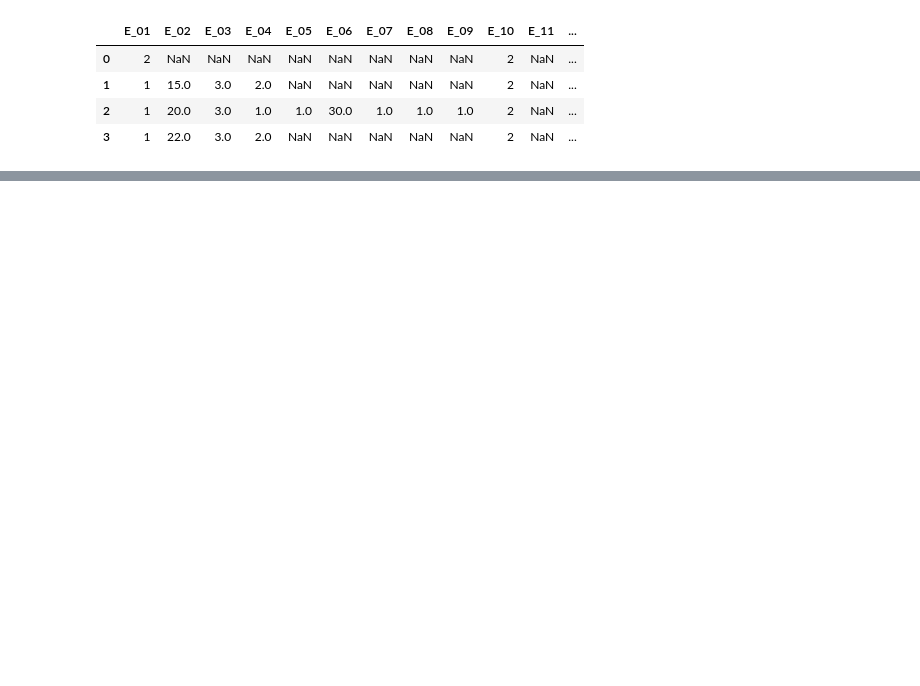
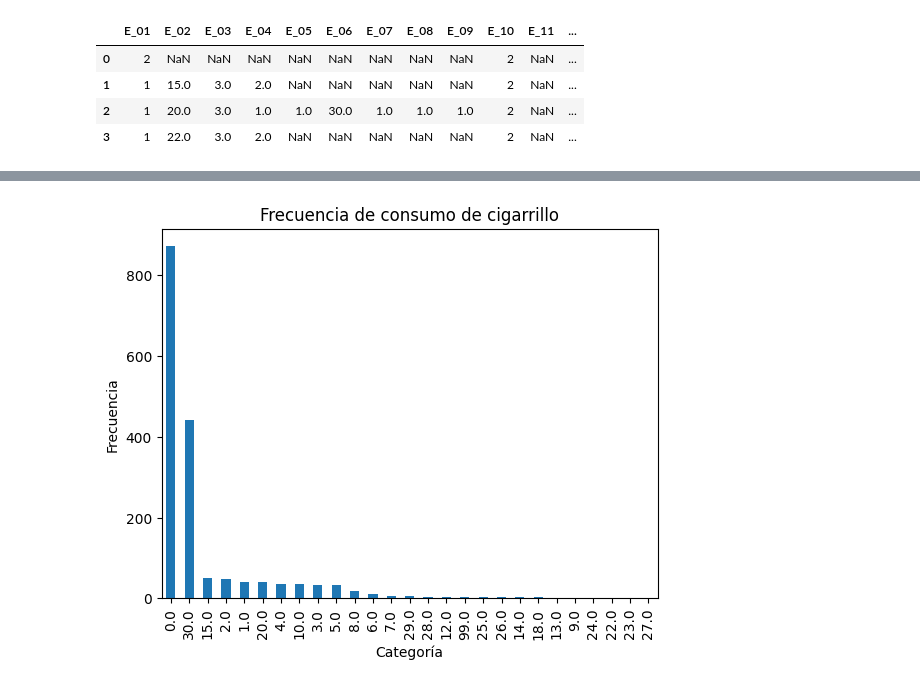
Before and after one commit to santiagovillamizarjaimes-collab/segundocorte, a Jupyter notebook: tareaultima.ipynb, the cells around one changed output, grey strips where cells are left out. Cells and saved outputs as stored; diff of their text form; code cells hidden in the pictures; blank space fills up the shorter version.

```diff
--- a/tareaultima.ipynb
+++ b/tareaultima.ipynb
@@ -33,0 +148,17 @@ NameError: name 'pd' is not defined
+# %%
+import matplotlib.pyplot as plt
+
+# Contar frecuencias
+frecuencia_cerveza = tabla_cigarrillo['fumar'].value_counts()
+
+# Graficar
+plt.figure()
+frecuencia_cerveza.plot(kind='bar')
+
+plt.title("Frecuencia de consumo de cigarrillo")
+plt.xlabel("Categoría")
+plt.ylabel("Frecuencia")
+
+plt.show()
+# %% [output]
+[figure, added]
```
Also changed, not shown: parts of 19 cells of this notebook.
